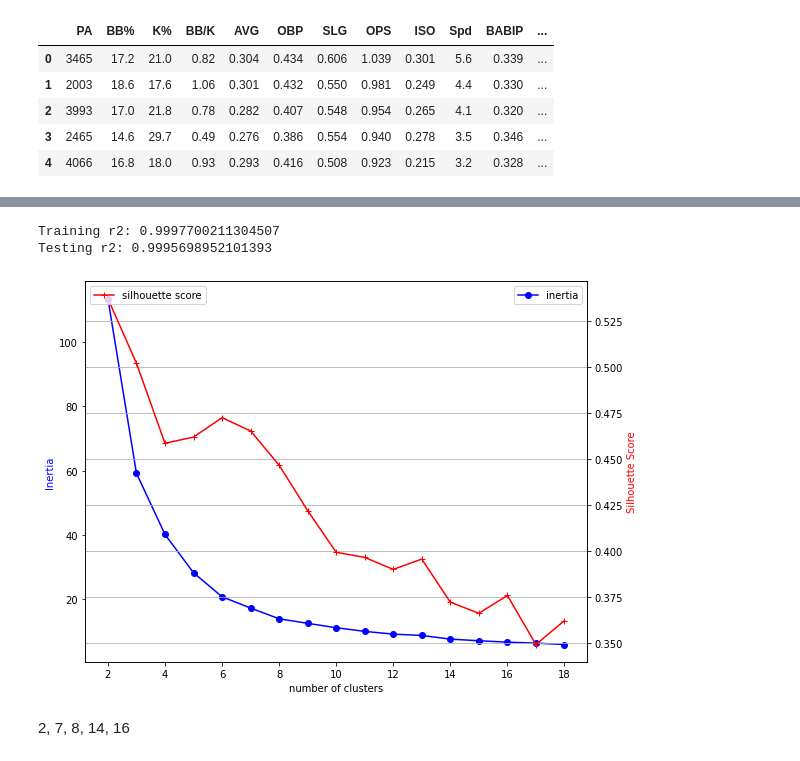
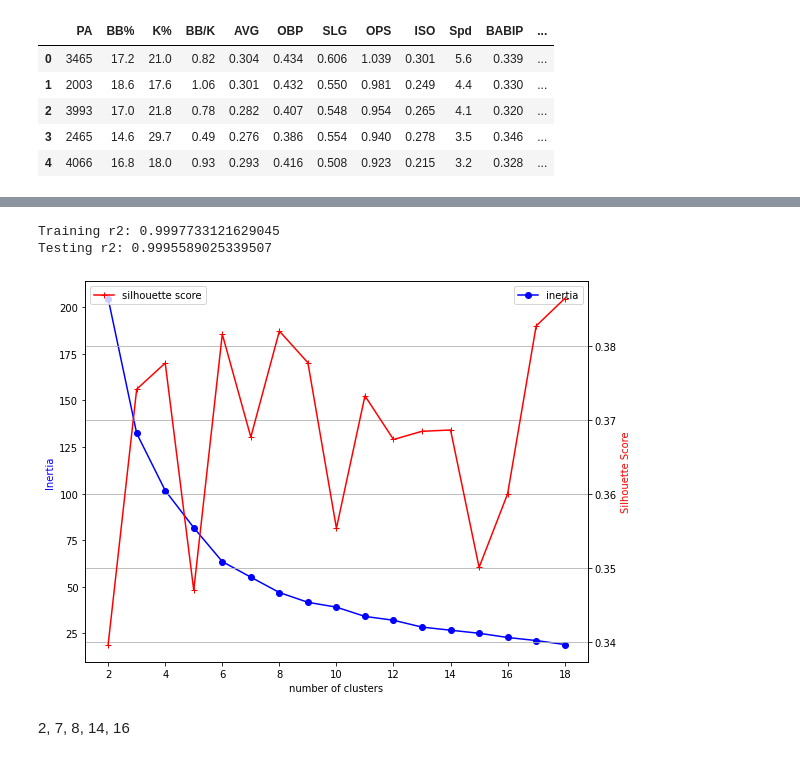
Before and after one commit to cole-beach/MLB-Predictions, a Jupyter notebook: MLB_OBP_Predictions.ipynb, the cells around one changed output, grey strips where cells are left out. Drawn from its saved outputs; the diff is of its cells as text; code cells hidden in the pictures.

```diff
--- a/MLB_OBP_Predictions.ipynb
+++ b/MLB_OBP_Predictions.ipynb
@@ -30,8 +31,6 @@ df.head()
 | 3 | Aaron Judge | NYY | 2465 | 14.60% | 29.70% | 0.49 | 0.276 | 0.386 | 0.554 | 0.940 | ... | ... |
 | 4 | Joey Votto | CIN | 4066 | 16.80% | 18.00% | 0.93 | 0.293 | 0.416 | 0.508 | 0.923 | ... | ... |
 5 rows × 21 columns
-# %%
-df.drop(columns=['playerid'], inplace=True)
 # %%
 df.describe()
 # %% [output]
@@ -107,8 +106,3 @@ plt.figure(figsize = (30,15));
 sns.histplot(data=top_hitters, x="OBP", hue="Name", multiple="stack");
 # %% [output]
 [figure]
-# %%
-fig, ax = plt.subplots(ncols=1, nrows=1, figsize=(20,10))
-sns.lineplot(x="OBP", y="AVG",
-             hue="Team",
-             data=df);
@@ -209,8 +220,8 @@ model.fit(X_train, y_train)
 print(f'Training r2:', model.score(X_train, y_train))
 print(f'Testing r2:', model.score(X_test, y_test))
 # %% [output]
-Training r2: 0.9997700211304507
-Testing r2: 0.9995698952101393
+Training r2: 0.9997733121629045
+Testing r2: 0.9995589025339507
 # %%
 def plot_k_values(data, ks):
   """plot the silhouette score and inertia
@@ -241,12 +252,12 @@ def plot_k_values(data, ks):
   plt.grid()
   plt.show()
 # %%
-df2_hitting = X_train[['SLG', 'OPS']]
+df2_hitting = X_train[['playerid', 'OPS']]
 
 ks = range(2,19)
 plot_k_values(df2_hitting, ks);
 # %% [output]
-[figure, old version]
+[figure, new version]
 # %% [markdown]
 2, 7, 8, 14, 16
 # %%
```
Also changed, not shown: parts of 14 cells of this notebook.
